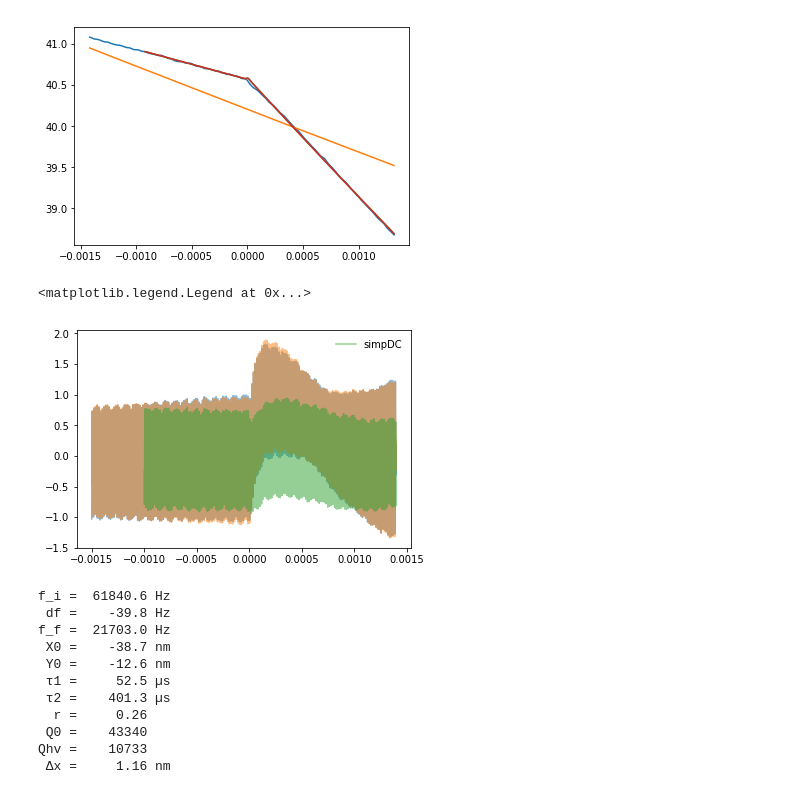
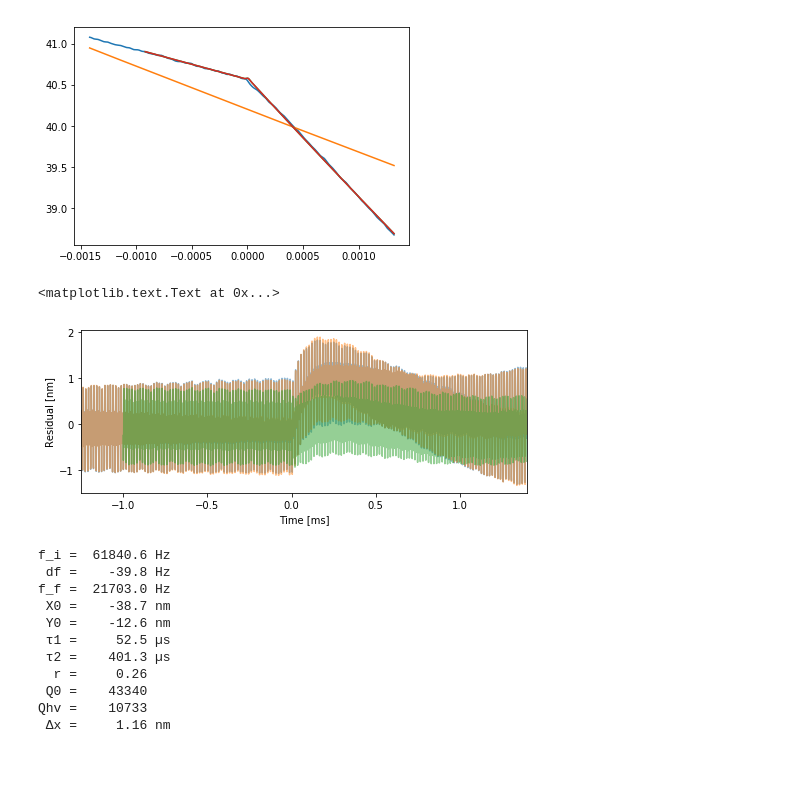
Before and after one commit to ryanpdwyer/1605-phasekick, a Jupyter notebook: notebooks/dc-ac-separation/model-near-zero-time-series.ipynb, the cells around one changed output. Drawn from its saved outputs; the diff is of its cells as text; code cells hidden in the pictures; blank space fills up the shorter version.

Commit message:
Updated the code for modeling data directly in the time domain

```diff
--- a/notebooks/dc-ac-separation/model-near-zero-time-series.ipynb
+++ b/notebooks/dc-ac-separation/model-near-zero-time-series.ipynb
@@ -123,0 +146,2 @@ plot_lis([b.li, b.simp.li, b.simpDC.li, b.simpDC.li], 'df')
+# %%
+color_cycle = plt.rcParams["axes.prop_cycle"].by_key()["color"]
@@ -128,12 +187,16 @@ plot_lis([b.li, b.simp.li, b.simpDC.li, b.simpDC.li], 'A')
  <matplotlib.axes._subplots.AxesSubplot at 0x...>)
 [figure]
 # %%
+fig = plt.figure(figsize=(8, 3))
 fits = [b.simp, b.simp2, b.simpDC]
 ts = [b.t, b.t, b.t5]
 for t, fit in zip(ts, fits):
-    plt.plot(t, fit.resid, label=fit.name, alpha=0.5)
+    plt.plot(t*1e3, fit.resid, label=fit.name, alpha=0.5,)
 
-plt.legend(loc=0)
+plt.xlim(-1.25, 1.4)
+plt.ylabel("Residual [nm]")
+plt.xlabel("Time [ms]")
+# fig.savefig("../../../../Talks/161109-pk-efm-theory-v2/residual-time-domain.pdf", bbox_inches='tight', transparent=True)
 # %% [output]
-<matplotlib.legend.Legend at 0x...>
+<matplotlib.text.Text at 0x...>
-[figure, old version]
+[figure, new version]
```
Also changed, not shown: parts of 13 cells of this notebook, 1 other file.
